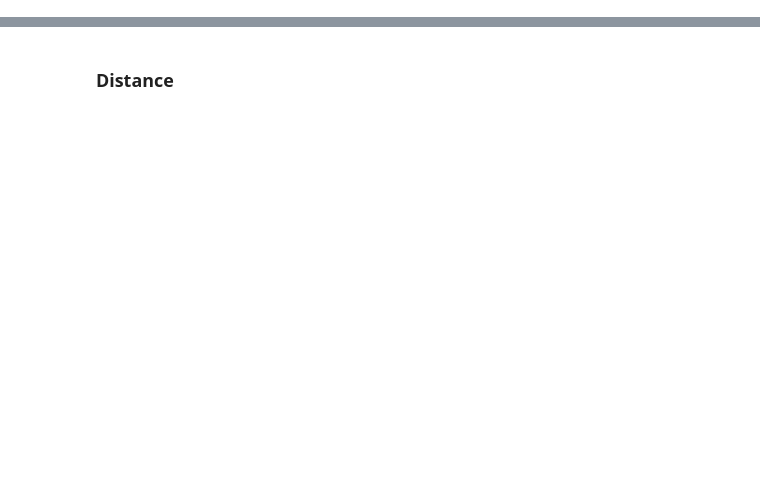
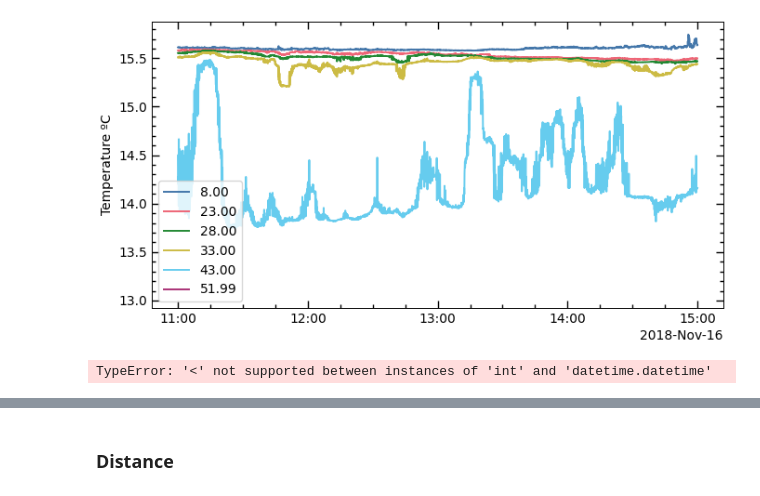
Before and after one commit to manufrn/TFG, a Jupyter notebook: notebooks/compare_fit_modes_20181116.ipynb, the cells around one changed output, grey strips where cells are left out. Drawn from its saved outputs; the diff is of its cells as text; code cells hidden in the pictures; blank space fills up the shorter version.

Commit message:
introduce xarray

```diff
--- a/notebooks/compare_fit_modes_20181116.ipynb
+++ b/notebooks/compare_fit_modes_20181116.ipynb
@@ -17,6 +22,66 @@ from ploting_routines import *
 plt.style.use('/home/manu/TFG_repo/notebooks/notebook.mplstyle')
 # %%
 temp, pres, date = load_time_series('processed/AGL_20181116_chain.nc')
+# %%
+import xarray
+data = xarray.open_dataset(data_dir / 'time_series' / 'processed' / 'AGL_20181116_chain_xrcompatible.nc', mask_and_scale=True)
+data['date'] = pd.to_datetime(xr['date'], unit='s')
+# %%
+def plot_thermistor_temperature(data, idxs, wide='True', lims=[None, None], interval=None):
+    '''Plot a single thermistor temperature series
+    '''
+    locator = mdates.AutoDateLocator(minticks=3, maxticks=7)
+    formatter = mdates.ConciseDateFormatter(locator)
+
+    if wide:
+        fig, ax = plt.subplots(figsize=(7, 3.75))
+    else:
+        fig, ax = plt.subplots()
+
+    slice_ = slice(lims[0], lims[1], interval)
+
+    ax.xaxis.set_major_locator(locator)
+    ax.xaxis.set_major_formatter(formatter)
+    if isinstance(idxs, list):
+        for i in idxs:
+            data_i = data.isel(depth=i).sel(date=slice_)
+            date_i = data_i.date
+            temp_i = data_i.temp
+            depth_i = float(data_i.meassured_depth[0])
+            ax.plot(date_i, temp_i, label='{:.2f}'.format(depth_i))
+            ax.legend()
+            ax.set_ylabel('Temperature ºC')
+
+    else:
+        i = idxs
+        if isinstance(temp, np.ma.core.MaskedArray):
+            date_i = date[temp[:, i].mask==False]
+            temp_i = if_masked_to_array(temp[:, i])
+
+            if isinstance(lims[0], datetime):
+                lims[0] = date_to_idx(date_i, lims[0])
+
+            if isinstance(lims[1], datetime):
+                lims[1] = date_to_idx(date_i, lims[1])
+
+            if isinstance(interval, timedelta):
+                interval = timedelta_to_interval(interval)
+
+            date_i = date_i[lims[0]:lims[1]:interval]
+            temp_i = temp_i[lims[0]:lims[1]:interval]
+
+            ax.plot(date_i, temp_i)
+            ax.set_title(f'Temperature at depth {depth[0, i]} db (ºC)')
+    fig.tight_layout()
+    plt.show()
+
+plot_thermistor_temperature(data, [1, 2, 3, 4, 5, 6], lims=[datetime(2018, 11, 16, 11), datetime(2018, 11, 16, 15)])
+# %% [output]
+[figure, added]
+# %%
+print(a.sel(date=slice(datetime(2018, 11, 16), datetime(2018,11,17))))
+# %% [output]
+TypeError: '<' not supported between instances of 'int' and 'datetime.datetime'
 # %%
 df_ci = load_SHDR_fit('optimal_server_fit/AGL_20181116_fit_fci.csv')
 df_c = load_SHDR_fit('optimal_server_fit/AGL_20181116_fit_fc.csv')
```
Also changed, not shown: parts of 16 cells of this notebook, 15 other files.
